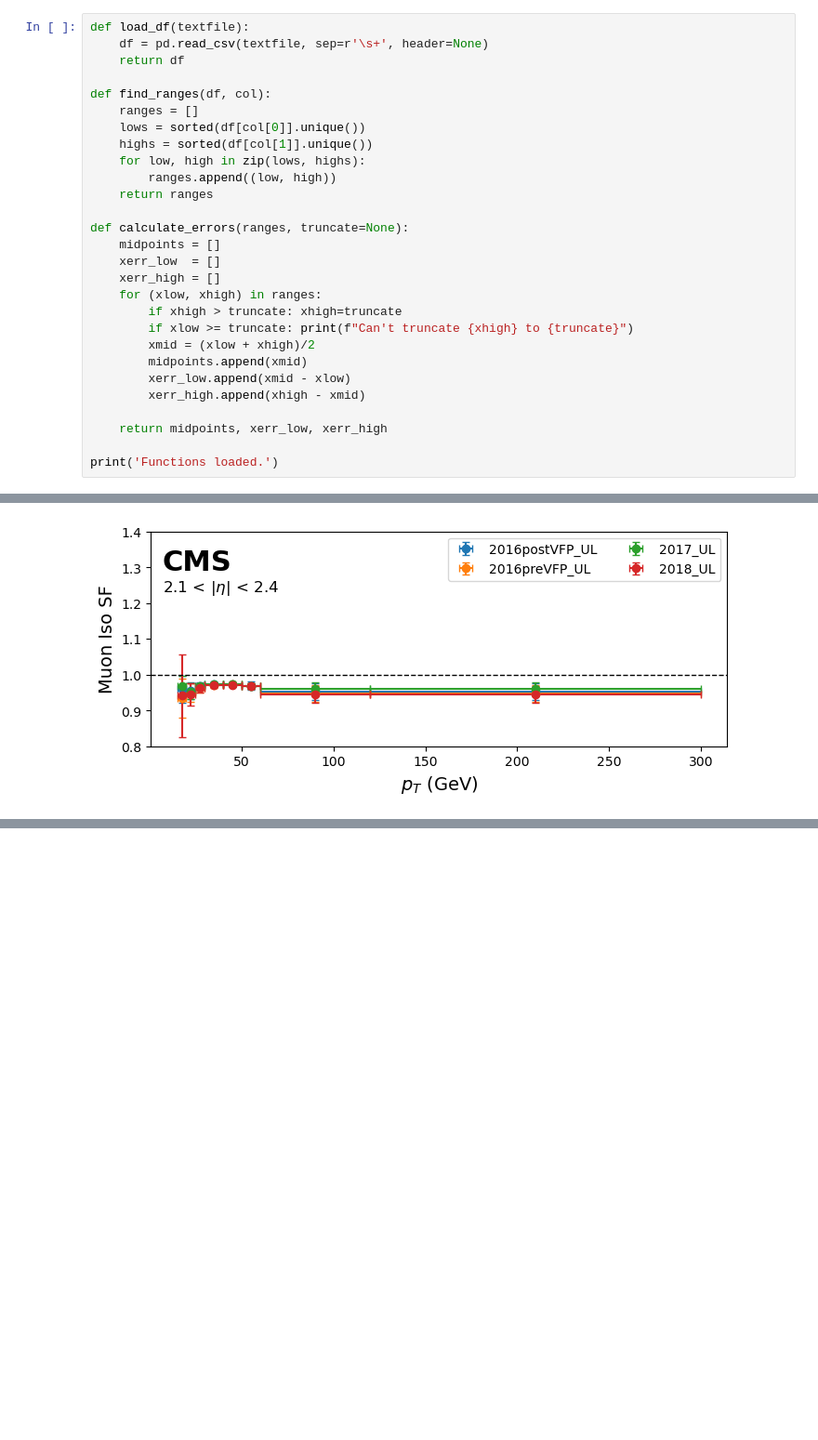
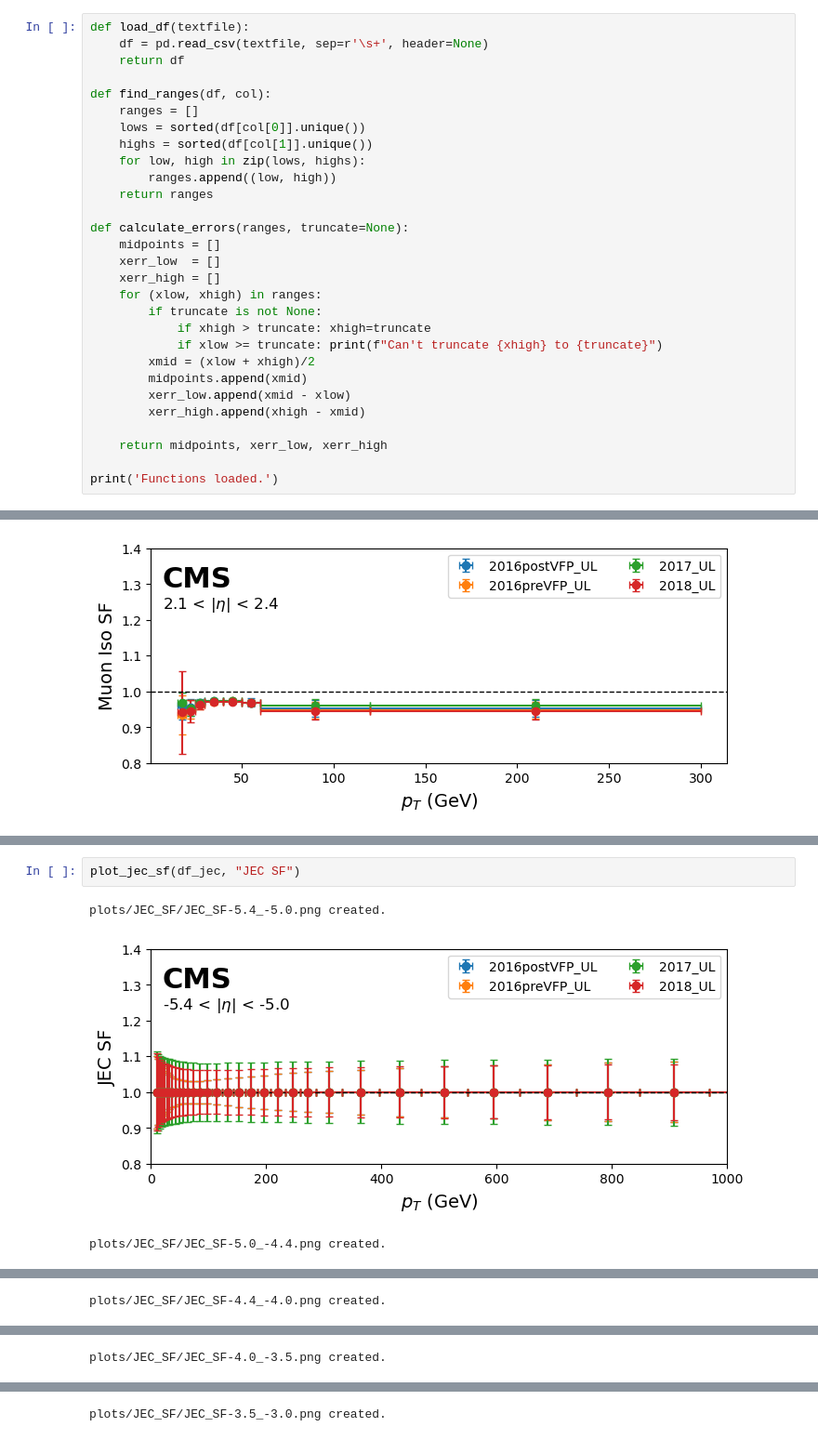
Before and after one commit to phazarik/VLLSearch, a Jupyter notebook: Corrections/plotCorrectionFactors.ipynb, the cells around one changed output, grey strips where cells are left out. Shown at 93% size. Drawn from its saved outputs; the diff is of its cells as text; blank space fills up the shorter version.

```diff
--- a/Corrections/plotCorrectionFactors.ipynb
+++ b/Corrections/plotCorrectionFactors.ipynb
@@ -21,8 +21,9 @@ def calculate_errors(ranges, truncate=None):
     xerr_low  = []
     xerr_high = []
     for (xlow, xhigh) in ranges:
-        if xhigh > truncate: xhigh=truncate
-        if xlow >= truncate: print(f"Can't truncate {xhigh} to {truncate}")
+        if truncate is not None:
+            if xhigh > truncate: xhigh=truncate
+            if xlow >= truncate: print(f"Can't truncate {xhigh} to {truncate}")
         xmid = (xlow + xhigh)/2
         midpoints.append(xmid)
         xerr_low.append(xmid - xlow)
@@ -152,0 +282,6 @@ plots/Muon_Iso_SF/Muon_Iso_SF2.1_2.4.png created.
+# %%
+plot_jec_sf(df_jec, "JEC SF")
+# %% [output]
+plots/JEC_SF/JEC_SF-5.4_-5.0.png created.
+[figure, added]
+plots/JEC_SF/JEC_SF-5.0_-4.4.png created.
@@ -152,0 +289 @@ plots/Muon_Iso_SF/Muon_Iso_SF2.1_2.4.png created.
+plots/JEC_SF/JEC_SF-4.4_-4.0.png created.
@@ -152,0 +291 @@ plots/Muon_Iso_SF/Muon_Iso_SF2.1_2.4.png created.
+plots/JEC_SF/JEC_SF-4.0_-3.5.png created.
@@ -152,0 +293 @@ plots/Muon_Iso_SF/Muon_Iso_SF2.1_2.4.png created.
+plots/JEC_SF/JEC_SF-3.5_-3.0.png created.
```
Also changed, not shown: parts of 14 cells of this notebook.
